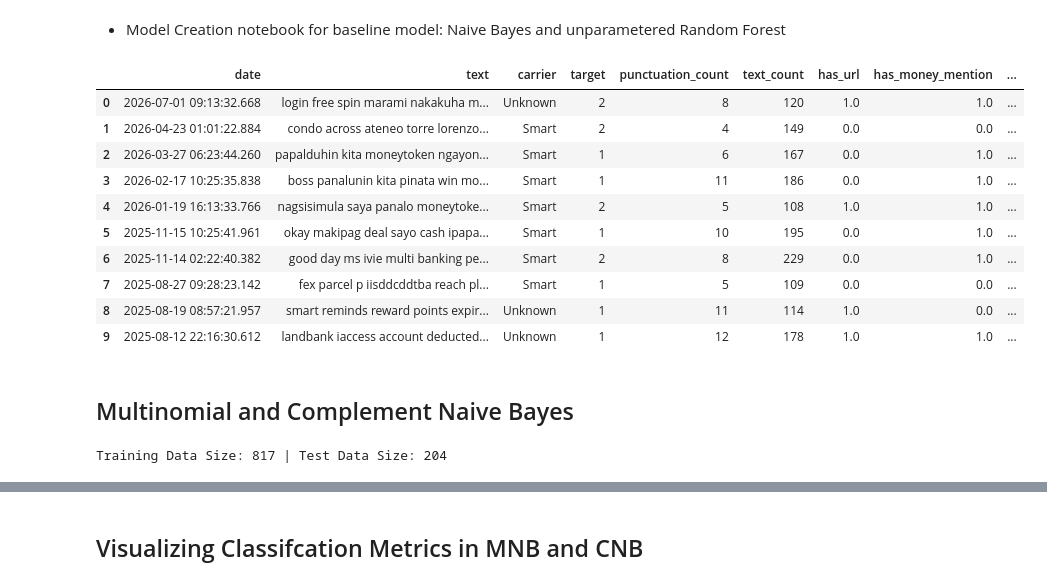
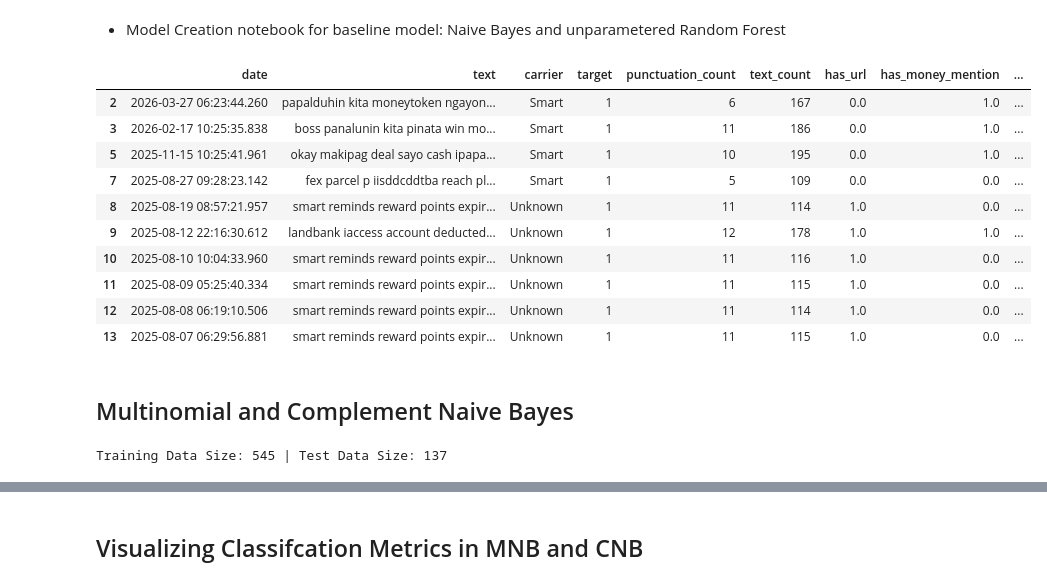
Before and after one commit to leiandrei/sms-smishing-classification, a Jupyter notebook: notebooks/03_model_creation.ipynb, the cells around one changed output, grey strips where cells are left out. Drawn from its saved outputs; the diff is of its cells as text; code cells hidden in the pictures.

```diff
--- a/notebooks/03_model_creation.ipynb
+++ b/notebooks/03_model_creation.ipynb
@@ -5,35 +5,36 @@
 # %%
 from pathlib import Path
 import sys
 
 sys.path.append(str(Path.cwd().parents[0]))
 from src.tuning import visualize_metrics, show_metrics
 from sklearn.feature_extraction.text import TfidfVectorizer
 from sklearn.model_selection import StratifiedGroupKFold
 from sklearn.metrics import confusion_matrix
 from sklearn.ensemble import RandomForestClassifier
 from sklearn.naive_bayes import MultinomialNB, ComplementNB
 from scipy.sparse import hstack, csr_matrix
 from sklearn.preprocessing import MinMaxScaler
 import pandas as pd
 import numpy as np
 import matplotlib.pyplot as plt
 import seaborn as sns
 
 df = pd.read_csv('../data/processed/sms_cleaned_data.csv')
+df = df[(df['target'] == 0) | (df['target'] == 1)]
 df.head(10)
 # %% [output]
 |  | date | text | carrier | target | punctuation_count | text_count | has_url | has_money_mention | ... |
-| 0 | 2026-07-01 09:13:32.668 | login free spin marami nakakuha m... | Unknown | 2 | 8 | 120 | 1.0 | 1.0 | ... |
-| 1 | 2026-04-23 01:01:22.884 | condo across ateneo torre lorenzo... | Smart | 2 | 4 | 149 | 0.0 | 0.0 | ... |
 | 2 | 2026-03-27 06:23:44.260 | papalduhin kita moneytoken ngayon... | Smart | 1 | 6 | 167 | 0.0 | 1.0 | ... |
 | 3 | 2026-02-17 10:25:35.838 | boss panalunin kita pinata win mo... | Smart | 1 | 11 | 186 | 0.0 | 1.0 | ... |
-| 4 | 2026-01-19 16:13:33.766 | nagsisimula saya panalo moneytoke... | Smart | 2 | 5 | 108 | 1.0 | 1.0 | ... |
 | 5 | 2025-11-15 10:25:41.961 | okay makipag deal sayo cash ipapa... | Smart | 1 | 10 | 195 | 0.0 | 1.0 | ... |
-| 6 | 2025-11-14 02:22:40.382 | good day ms ivie multi banking pe... | Smart | 2 | 8 | 229 | 0.0 | 1.0 | ... |
 | 7 | 2025-08-27 09:28:23.142 | fex parcel p iisddcddtba reach pl... | Smart | 1 | 5 | 109 | 0.0 | 0.0 | ... |
 | 8 | 2025-08-19 08:57:21.957 | smart reminds reward points expir... | Unknown | 1 | 11 | 114 | 1.0 | 0.0 | ... |
 | 9 | 2025-08-12 22:16:30.612 | landbank iaccess account deducted... | Unknown | 1 | 12 | 178 | 1.0 | 1.0 | ... |
+| 10 | 2025-08-10 10:04:33.960 | smart reminds reward points expir... | Unknown | 1 | 11 | 116 | 1.0 | 0.0 | ... |
+| 11 | 2025-08-09 05:25:40.334 | smart reminds reward points expir... | Unknown | 1 | 11 | 115 | 1.0 | 0.0 | ... |
+| 12 | 2025-08-08 06:19:10.506 | smart reminds reward points expir... | Unknown | 1 | 11 | 114 | 1.0 | 0.0 | ... |
+| 13 | 2025-08-07 06:29:56.881 | smart reminds reward points expir... | Unknown | 1 | 11 | 115 | 1.0 | 0.0 | ... |
 # %% [markdown]
 ## Multinomial and Complement Naive Bayes
 # %%
@@ -80,12 +81,12 @@ cnb.fit(X_train, y_train)
 ypred_mnb = mnb.predict(X_test)
 ypred_cnb = cnb.predict(X_test)
 
-yprob_mnb = mnb.predict_proba(X_test)
-yprob_cnb = cnb.predict_proba(X_test)
+yprob_mnb = mnb.predict_proba(X_test)[:, 1]
+yprob_cnb = cnb.predict_proba(X_test)[:, 1]
 
 print(f"Training Data Size: {len(train_data)} | Test Data Size: {len(test_data)}")
 # %% [output]
-Training Data Size: 817 | Test Data Size: 204
+Training Data Size: 545 | Test Data Size: 137
 # %%
 show_metrics(y_test, ypred_mnb, yprob_mnb)
 # %% [output]
```
Also changed, not shown: parts of 5 cells of this notebook, 5 other files.
